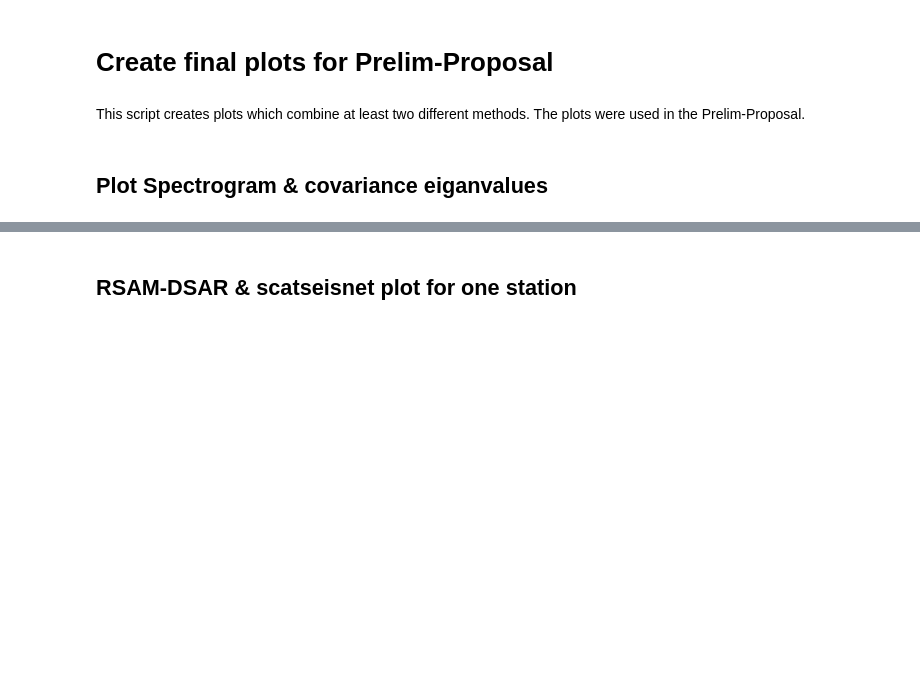
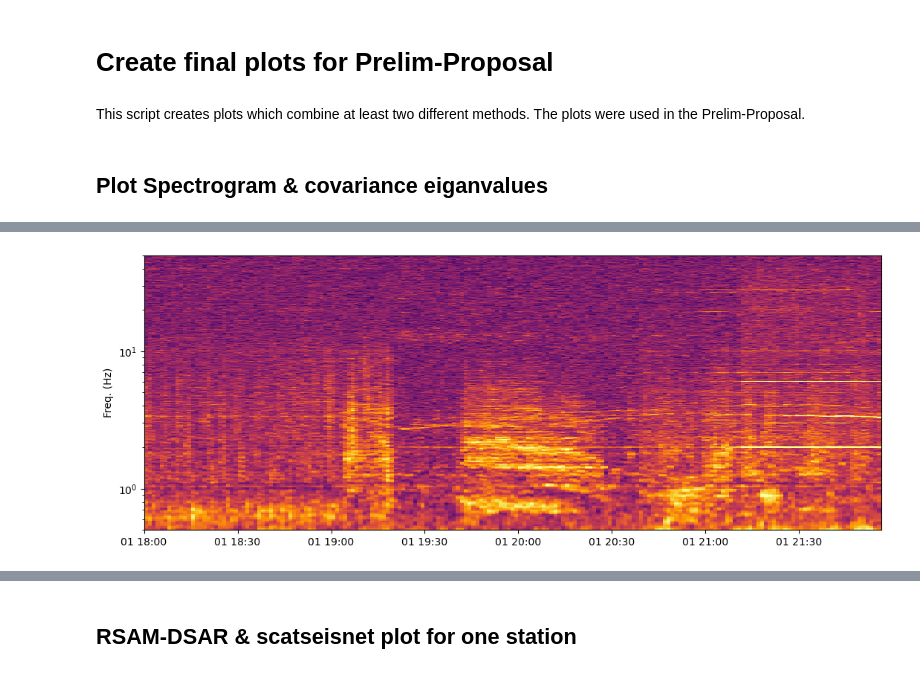
Before and after one commit to Denolle-Lab/Mt-St-Helens, a Jupyter notebook: noise_analysis/final_plotting.ipynb, the cells around one changed output, grey strips where cells are left out. Cells and saved outputs as stored; diff of their text form; code cells hidden in the pictures; blank space fills up the shorter version.

```diff
--- a/noise_analysis/final_plotting.ipynb
+++ b/noise_analysis/final_plotting.ipynb
@@ -13,7 +17,18 @@ import matplotlib.dates as mdates
 # %% [markdown]
 ## Plot Spectrogram & covariance eiganvalues
+# %%
+#=========================================== define parameters =============================================================
+year = 2004
+jdays = range(275,275+1)
+jday = jdays[0]
+hour = 18
+signal_duration_sec = 4 * 3600 # hour * sec
+
+window_duration_sec = 30
+average = 10
 # %%
 # read stacked stream for stream plot and specktrogram
-st_stack = obspy.read("/Users/koepflma/Desktop/GIT/Mt-St-Helens/noise_analysis/test_stack.mseed")
+st_stack = obspy.read("/home/koepflma/project1/Mt-St-Helens/noise_analysis/stack_expl{}_EDM_SHW_SOS_JUN_ELK_TDL_YEL_FL2_CDF_SEP.mseed".format(jday))
 tr = st_stack[0]
+tr_copy = tr.copy()
 # %%
@@ -211,9 +61,0 @@ def plot_nsta(UTC_times, frequencies, n_sta, spectral_width, preprocessing_type)
-# %%
-
-#================================================ run script =============================================================
-for preprocessing_type in preprocessing_list:
-    print(preprocessing_type)
-    # load data
-    UTC_times, frequencies, n_sta, spectral_width = load_files(year,jdays,signal_duration_sec,window_duration_sec,average,preprocessing_type)
-    # plot data
-    plot_nsta(UTC_times, frequencies, n_sta, spectral_width,preprocessing_type)
@@ -219,0 +98,6 @@ for preprocessing_type in preprocessing_list:
+# %%
+# check the shape of the spectral width
+UTC_times, frequencies, n_sta, spectral_width1 = load_files(year,jdays,window_duration_sec,average,'NoPreP')
+UTC_times, frequencies, n_sta, spectral_width2 = load_files(year,jdays,window_duration_sec,average,'OBT')
+UTC_times, frequencies, n_sta, spectral_width3 = load_files(year,jdays,window_duration_sec,average,'OBS')
+UTC_times, frequencies, n_sta, spectral_width4 = load_files(year,jdays,window_duration_sec,average,'ST')
@@ -219,0 +123,10 @@ for preprocessing_type in preprocessing_list:
+# %%
+fig, ax = plt.subplots(1,1, sharex=True,figsize=(6.4*2, 4.8))
+img = ax.pcolormesh(
+    UTC_times, frequencies, spectral_width3.T, rasterized=True, cmap="inferno_r",
+    vmin=0.05, vmax=0.25)
+ax.set_ylim([5e-1, st_stack[0].stats.sampling_rate / 2])
+ax.set_ylabel("Freq. (Hz)")
+ax.set_yscale('log')
+# %% [output]
+[figure, added]
```
Also changed, not shown: parts of 16 cells of this notebook, 4 other files.
